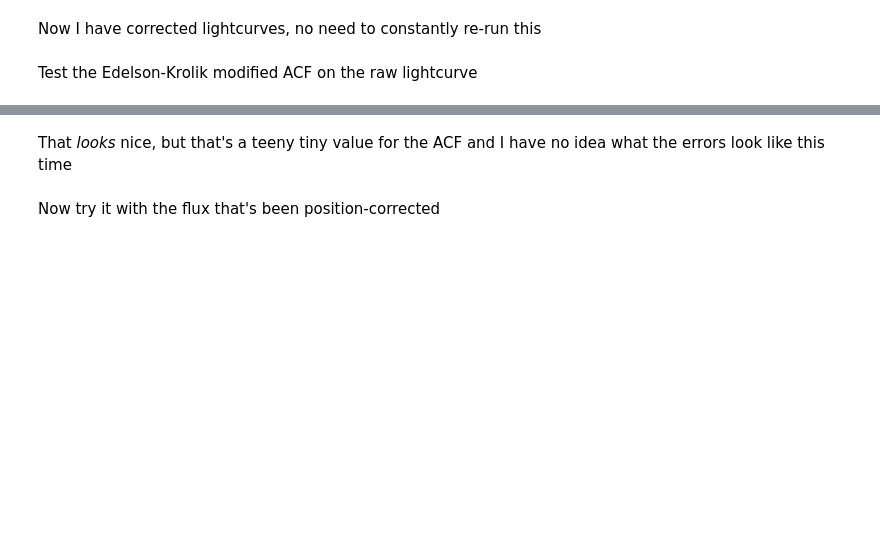
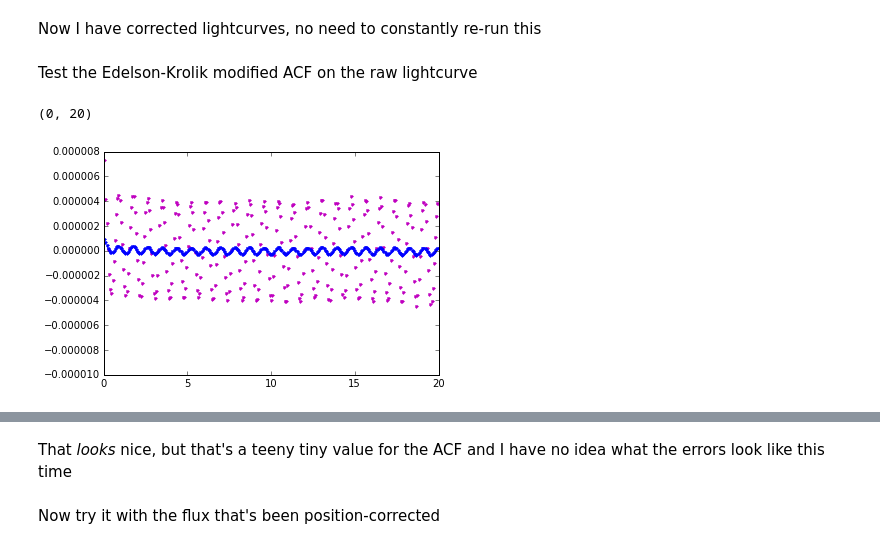
Before and after one commit to stephtdouglas/k2spin, a Jupyter notebook: acf.ipynb, the cells around one changed output, grey strips where cells are left out. Saved outputs shown, nothing was run; the diff lists cells and outputs as text; code cells hidden in the pictures; blank space fills up the shorter version.

```diff
--- a/acf.ipynb
+++ b/acf.ipynb
@@ -28,5 +31,17 @@ C_EK, C_EK_err, bins = time_series.ACF_EK(t, y, y,
                                           )
 t_EK = 0.5 * (bins[1:] + bins[:-1])
+# %%
+from astropy.convolution import convolve as ap_convolve
+from astropy.convolution import Gaussian1DKernel
+# smooth the ACF
+gauss_kernel = Gaussian1DKernel(18,x_size=9)
+sm_acf = ap_convolve(C_EK, gauss_kernel,boundary="extend")
+plt.plot(t_EK, C_EK, "m.")
+plt.plot(t_EK, sm_acf, "b.")
+plt.xlim(0, 20)
+# %% [output]
+(0, 20)
+[figure, added]
 # %%
 # Plot the results
 fig = plt.figure(figsize=(10, 8))
```
Also changed, not shown: parts of 7 cells of this notebook.
